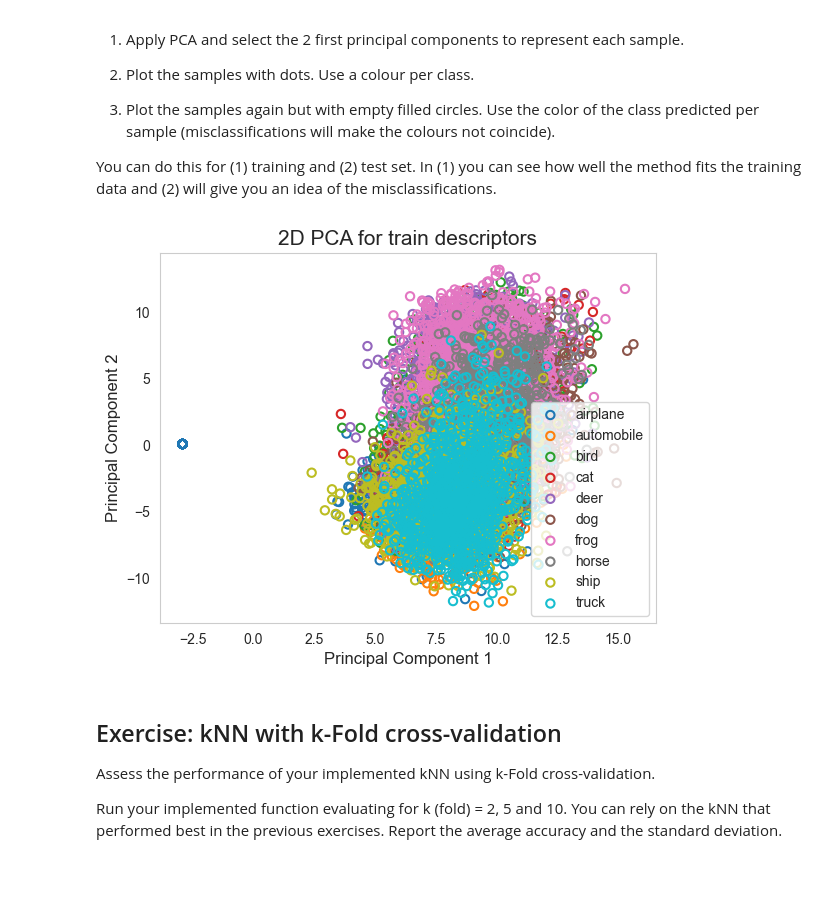
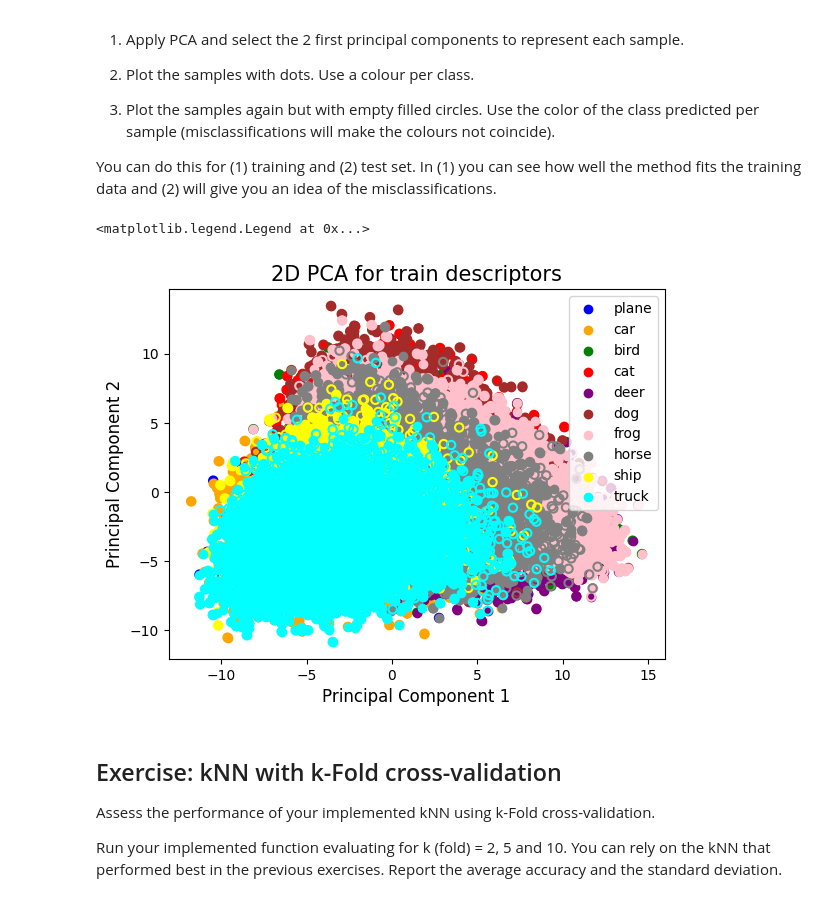
Before and after one commit to Frederico-lp/Data-Science, a Jupyter notebook: assignmentsCV/Assignment 2 - Feature extraction and classification.ipynb, the cells around one changed output. Cells and saved outputs as stored; diff of their text form; code cells hidden in the pictures; blank space fills up the shorter version.

```diff
--- a/assignmentsCV/Assignment 2 - Feature extraction and classification.ipynb
+++ b/assignmentsCV/Assignment 2 - Feature extraction and classification.ipynb
@@ -65,10 +65,8 @@ classes = ('plane', 'car', 'bird',
            'cat','deer', 'dog', 'frog',
            'horse', 'ship', 'truck')
 
-train = CIFAR10(root='./', train=True, download=True, transform=transform)
-test = CIFAR10(root='./', train=False, download=True, transform=transform)
+dataset = CIFAR10(root='./', train=True, download=True, transform=transform)
 
-train_dataloader = DataLoader(train, batch_size=4, shuffle=False)
-test_dataloader = DataLoader(test, batch_size=4, shuffle=False)
+dataloader = DataLoader(dataset=dataset, batch_size=4, shuffle=False)
 # %% [output]
 Files already downloaded and verified
@@ -89,3 +79,12 @@ Write a function **train_test_split(dataset, ratio)** which takes a dataset as a
+# %%
+from torch.utils.data import random_split
+import math
+
+def train_test_split(data, targets, ratio):
+    idx = math.ceil(data.shape[0] * ratio)
+    p = np.random.permutation(data.shape[0])
+
+    return data[p][:idx], np.array(targets)[p][:idx], data[p][idx:], np.array(targets)[p][idx:]
 # %% [markdown]
 --------------------------------
 # %% [markdown]
@@ -245,0 +256,5 @@ rgb_results, cnn_results
+# %%
+model = KNeighborsClassifier(20)
+model.fit(X_train_cnn, y_train_cnn)
+
+out = model.predict(X_test_cnn)
@@ -258,33 +281,43 @@ You can do this for (1) training and (2) test set. In (1) you can see how well t
 # %%
 # your code here
 
 from sklearn.decomposition import PCA
 import pandas as pd
 from matplotlib.markers import MarkerStyle
 
 pca = PCA(n_components=2)
+X_pca = pca.fit_transform(X_train_cnn)
+PCA_df = pd.DataFrame(data = X_pca, columns = ['PC1', 'PC2'])
+true_class_df = pd.DataFrame(data=y_train_cnn, columns=['true_class'])
 
-X_pca = pca.fit_transform(cnn_train_descriptors[:, :512])
-# X_pca = pca.fit_transform(train_descriptors)
+model_cnn = KNeighborsClassifier(15)
+model_cnn.fit(X_train_cnn, y_train_cnn)
+cnn_output = model_cnn.predict(X_train_cnn)
+pred_class_df = pd.DataFrame(data=cnn_output, columns=['predicted'])
 
-PCA_df = pd.DataFrame(data = X_pca, columns = ['PC1', 'PC2'])
-class_df = pd.DataFrame(data=cnn_train_descriptors[:, 512], columns=['class'])
-# class_df = pd.DataFrame(data=train.targets, columns=['class'])
-PCA_df = pd.concat([PCA_df, class_df], axis = 1)
+PCA_df = pd.concat([PCA_df, true_class_df, pred_class_df], axis = 1)
 
-labels = np.arange(10)
+colors = ['blue', 'orange', 'green', 'red', 'purple', 'brown', 'pink', 'grey', 'yellow', 'cyan']
 
+for label in np.arange(10):
+    # plt.figure()
+    plt.scatter(PCA_df.loc[PCA_df['predicted'] == label, 'PC1'], PCA_df.loc[PCA_df['predicted'] == label, 'PC2'], c=colors[label])
 
-for label in labels:
-    plt.scatter(PCA_df.loc[PCA_df['class'] == label, 'PC1'], PCA_df.loc[PCA_df['class'] == label, 'PC2'], marker=MarkerStyle('o', fillstyle='none'))
+    plt.scatter(PCA_df.loc[PCA_df['true_class'] == label, 'PC1'], PCA_df.loc[PCA_df['true_class'] == label, 'PC2'], marker=MarkerStyle('o', fillstyle='none'), c=colors[label], label="_nolegend_")
 
 plt.xlabel('Principal Component 1', fontsize = 12)
 plt.ylabel('Principal Component 2', fontsize = 12)
 plt.title('2D PCA for train descriptors', fontsize = 15)
+
+# new_classes = []
+# for c in classes:
+#     new_classes.append(c)
+#     new_classes.append(None)
+
 plt.legend(classes)
-plt.grid()
 # %% [output]
+<matplotlib.legend.Legend at 0x...>
-[figure, old version]
+[figure, new version]
 # %% [markdown]
 ## Exercise: kNN with k-Fold cross-validation
 
```
Also changed, not shown: parts of 16 cells of this notebook, 1 other file.
